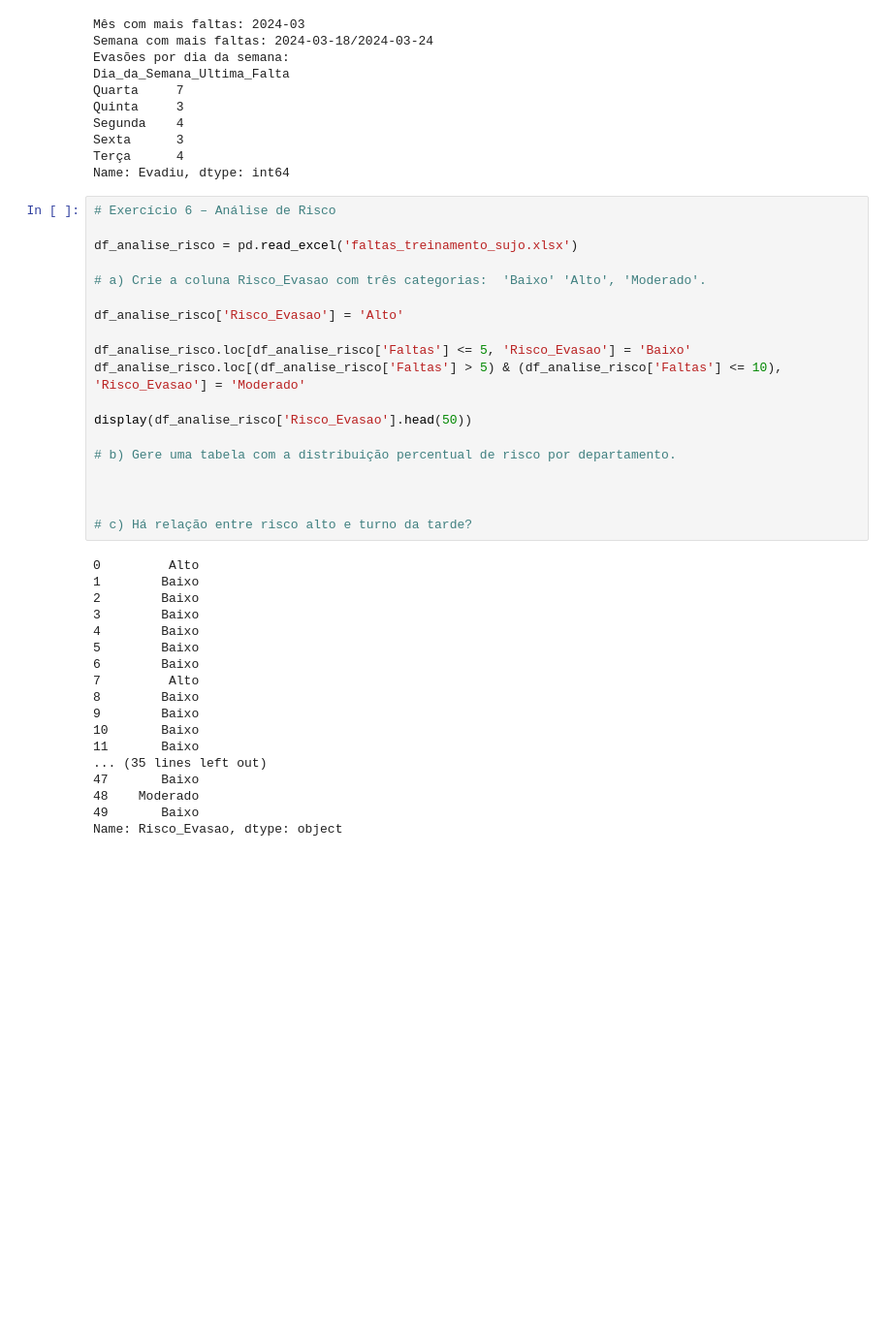
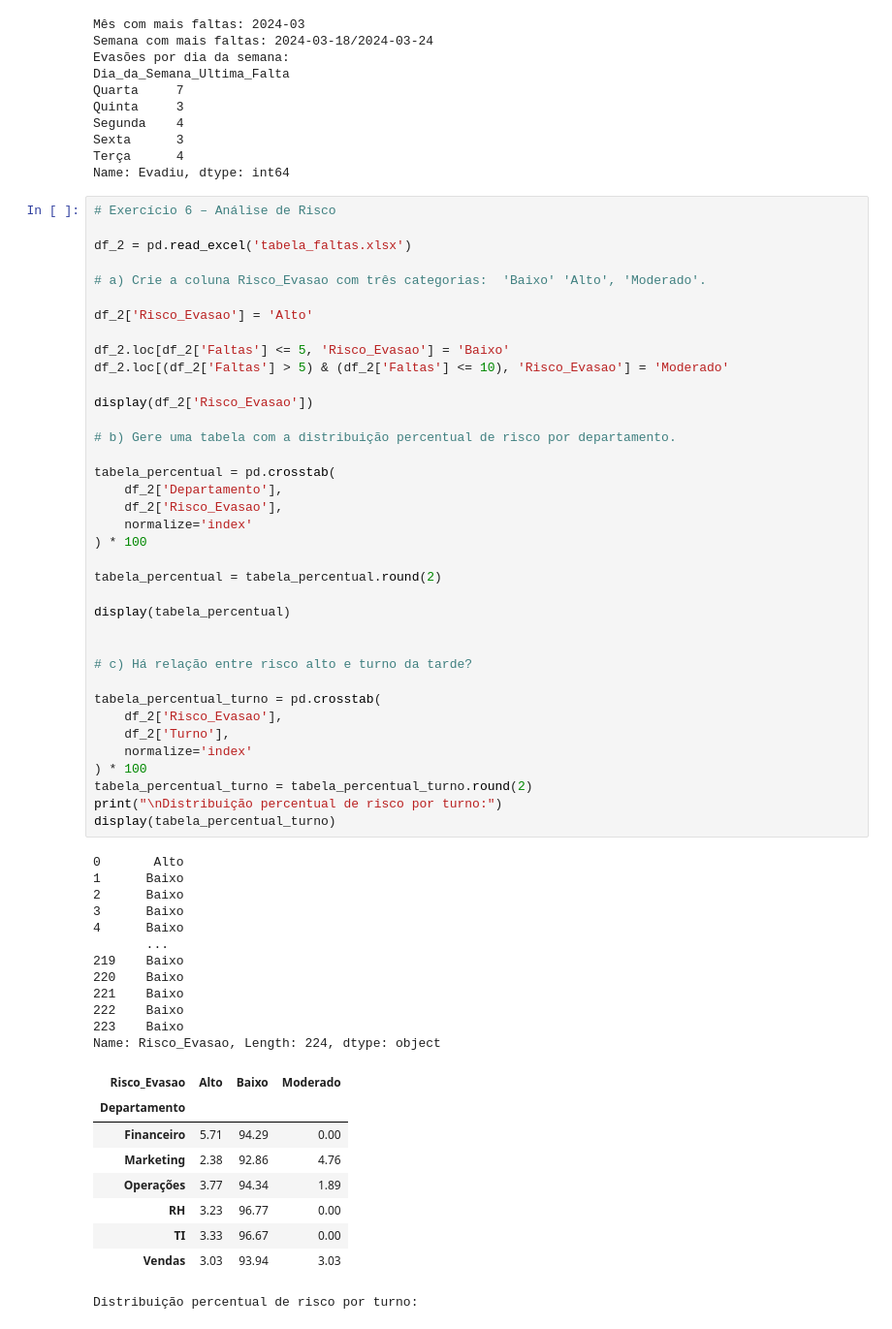
Before and after one commit to LucasManoLegal/Estruturas_de_Dados, a Jupyter notebook: Tratamento_Analise/desafio/analise.ipynb, the cells around one changed output. Shown: that part at 97% size. Saved outputs shown, nothing was run; the diff lists cells and outputs as text; blank space fills up the shorter version.

Commit message:
arquivo 'analise' da pasta 'desafio' sofreu grandes ajustes, parcialmente finalizado.

```diff
--- a/Tratamento_Analise/desafio/analise.ipynb
+++ b/Tratamento_Analise/desafio/analise.ipynb
@@ -99,37 +123,59 @@ Name: Evadiu, dtype: int64
 # %%
 # Exercício 6 – Análise de Risco
 
-df_analise_risco = pd.read_excel('faltas_treinamento_sujo.xlsx')
+df_2 = pd.read_excel('tabela_faltas.xlsx')
 
 # a) Crie a coluna Risco_Evasao com três categorias:  'Baixo' 'Alto', 'Moderado'.
 
-df_analise_risco['Risco_Evasao'] = 'Alto'
+df_2['Risco_Evasao'] = 'Alto'
 
-df_analise_risco.loc[df_analise_risco['Faltas'] <= 5, 'Risco_Evasao'] = 'Baixo'
-df_analise_risco.loc[(df_analise_risco['Faltas'] > 5) & (df_analise_risco['Faltas'] <= 10), 'Risco_Evasao'] = 'Moderado'
+df_2.loc[df_2['Faltas'] <= 5, 'Risco_Evasao'] = 'Baixo'
+df_2.loc[(df_2['Faltas'] > 5) & (df_2['Faltas'] <= 10), 'Risco_Evasao'] = 'Moderado'
 
-display(df_analise_risco['Risco_Evasao'].head(50))
+display(df_2['Risco_Evasao'])
 
 # b) Gere uma tabela com a distribuição percentual de risco por departamento.
 
+tabela_percentual = pd.crosstab(
+    df_2['Departamento'],
+    df_2['Risco_Evasao'],
+    normalize='index'
+) * 100
+
+tabela_percentual = tabela_percentual.round(2)
+
+display(tabela_percentual)
 
 
 # c) Há relação entre risco alto e turno da tarde?
+
+tabela_percentual_turno = pd.crosstab(
+    df_2['Risco_Evasao'],
+    df_2['Turno'],
+    normalize='index'
+) * 100
+tabela_percentual_turno = tabela_percentual_turno.round(2)
+print("\nDistribuição percentual de risco por turno:")
+display(tabela_percentual_turno)
 # %% [output]
-0         Alto
-1        Baixo
-2        Baixo
-3        Baixo
-4        Baixo
-5        Baixo
-6        Baixo
-7         Alto
-8        Baixo
-9        Baixo
-10       Baixo
-11       Baixo
-... (35 lines left out)
-47       Baixo
-48    Moderado
-49       Baixo
-Name: Risco_Evasao, dtype: object
+0       Alto
+1      Baixo
+2      Baixo
+3      Baixo
+4      Baixo
+       ...
+219    Baixo
+220    Baixo
+221    Baixo
+222    Baixo
+223    Baixo
+Name: Risco_Evasao, Length: 224, dtype: object
+| Risco_Evasao | Alto | Baixo | Moderado |
+| Departamento |  |  |  |
+| Financeiro | 5.71 | 94.29 | 0.00 |
+| Marketing | 2.38 | 92.86 | 4.76 |
+| Operações | 3.77 | 94.34 | 1.89 |
+| RH | 3.23 | 96.77 | 0.00 |
+| TI | 3.33 | 96.67 | 0.00 |
+| Vendas | 3.03 | 93.94 | 3.03 |
+Distribuição percentual de risco por turno:
```
Also changed, not shown: parts of 6 cells of this notebook, 1 other file.
